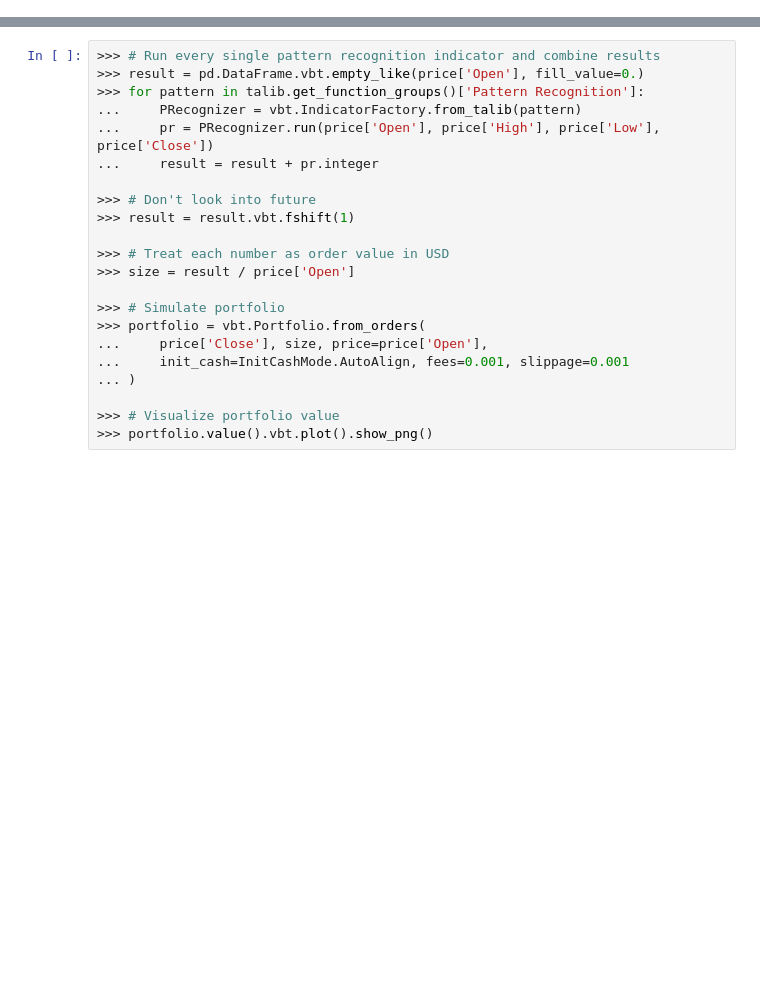
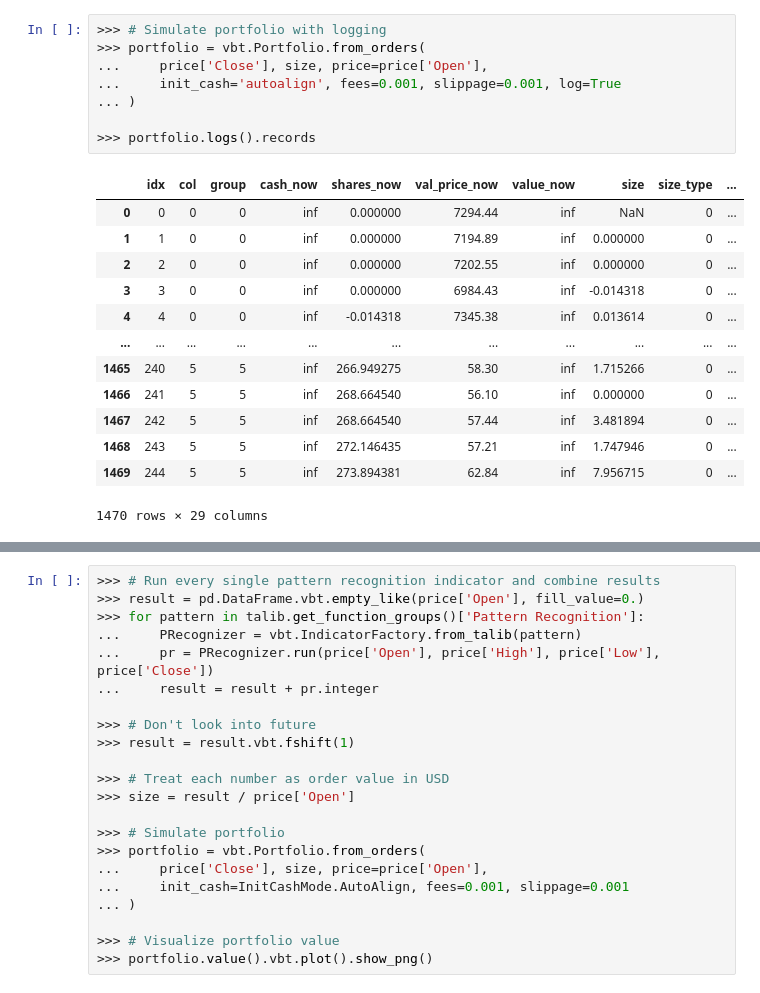
Before and after one commit to polakowo/vectorbt, a Jupyter notebook: Untitled1.ipynb, the cells around one changed output, grey strips where cells are left out. Drawn from its saved outputs; the diff is of its cells as text; blank space fills up the shorter version.

Commit message:
Logging, close first, and more

```diff
--- a/Untitled1.ipynb
+++ b/Untitled1.ipynb
@@ -29,0 +67,22 @@
+# %%
+>>> # Simulate portfolio with logging
+>>> portfolio = vbt.Portfolio.from_orders(
+...     price['Close'], size, price=price['Open'],
+...     init_cash='autoalign', fees=0.001, slippage=0.001, log=True
+... )
+
+>>> portfolio.logs().records
+# %% [output]
+|  | idx | col | group | cash_now | shares_now | val_price_now | value_now | size | size_type | ... |
+| 0 | 0 | 0 | 0 | inf | 0.000000 | 7294.44 | inf | NaN | 0 | ... |
+| 1 | 1 | 0 | 0 | inf | 0.000000 | 7194.89 | inf | 0.000000 | 0 | ... |
+| 2 | 2 | 0 | 0 | inf | 0.000000 | 7202.55 | inf | 0.000000 | 0 | ... |
+| 3 | 3 | 0 | 0 | inf | 0.000000 | 6984.43 | inf | -0.014318 | 0 | ... |
+| 4 | 4 | 0 | 0 | inf | -0.014318 | 7345.38 | inf | 0.013614 | 0 | ... |
+| ... | ... | ... | ... | ... | ... | ... | ... | ... | ... | ... |
+| 1465 | 240 | 5 | 5 | inf | 266.949275 | 58.30 | inf | 1.715266 | 0 | ... |
+| 1466 | 241 | 5 | 5 | inf | 268.664540 | 56.10 | inf | 0.000000 | 0 | ... |
+| 1467 | 242 | 5 | 5 | inf | 268.664540 | 57.44 | inf | 3.481894 | 0 | ... |
+| 1468 | 243 | 5 | 5 | inf | 272.146435 | 57.21 | inf | 1.747946 | 0 | ... |
+| 1469 | 244 | 5 | 5 | inf | 273.894381 | 62.84 | inf | 7.956715 | 0 | ... |
+1470 rows × 29 columns
```
Also changed, not shown: parts of 6 cells of this notebook, 25 other files.
